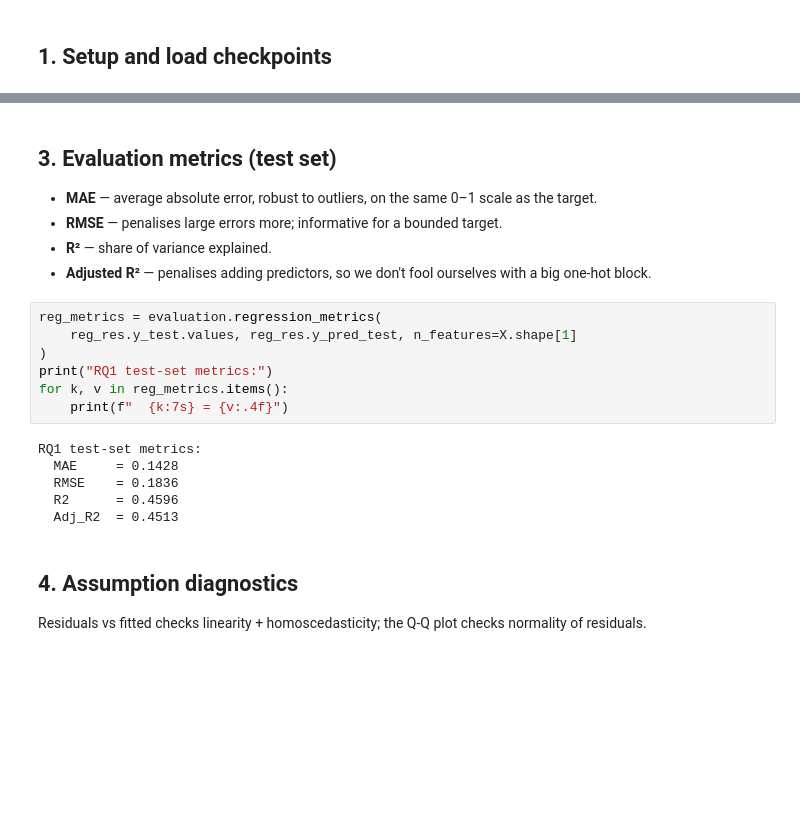
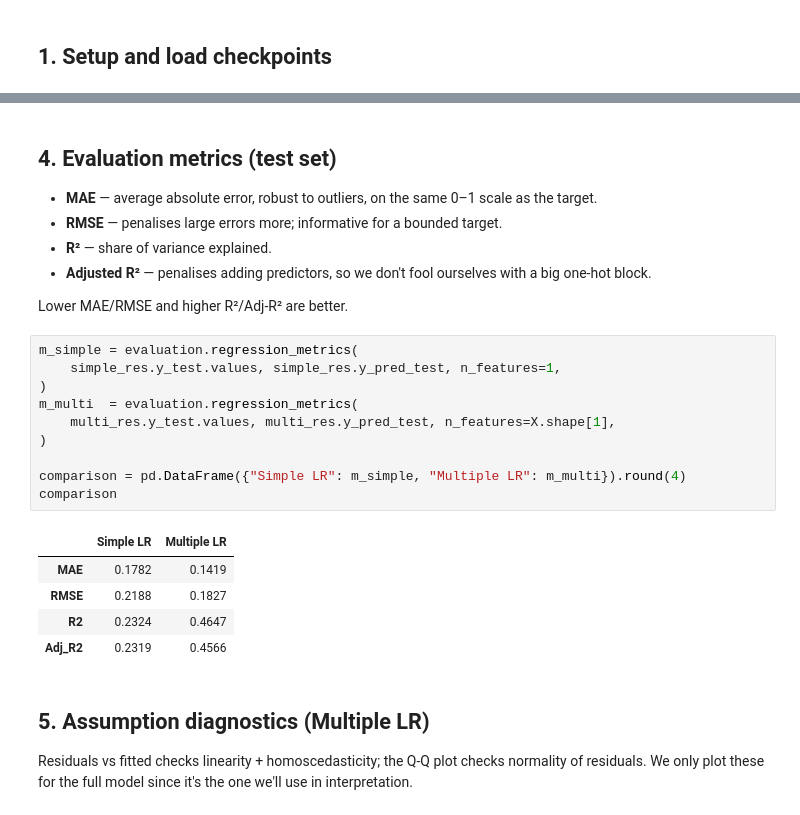
Before and after one commit to shahsandesh30/PRT564-WGEA-gender-equality, a Jupyter notebook: notebooks/05_regression.ipynb, the cells around one changed output, grey strips where cells are left out. Cells and saved outputs as stored; diff of their text form; blank space fills up the shorter version.

```diff
--- a/notebooks/05_regression.ipynb
+++ b/notebooks/05_regression.ipynb
@@ -84,25 +95,30 @@ Intercept: 0.4409
 # %% [markdown]
-## 3. Evaluation metrics (test set)
+## 4. Evaluation metrics (test set)
 
 - **MAE** — average absolute error, robust to outliers, on the same 0–1 scale as the target.
 - **RMSE** — penalises large errors more; informative for a bounded target.
 - **R²** — share of variance explained.
 - **Adjusted R²** — penalises adding predictors, so we don't fool ourselves with a big one-hot block.
+
+Lower MAE/RMSE and higher R²/Adj-R² are better.
-# %%
-reg_metrics = evaluation.regression_metrics(
-    reg_res.y_test.values, reg_res.y_pred_test, n_features=X.shape[1]
-)
-print("RQ1 test-set metrics:")
-for k, v in reg_metrics.items():
-    print(f"  {k:7s} = {v:.4f}")
-# %% [output]
-RQ1 test-set metrics:
-  MAE     = 0.1428
-  RMSE    = 0.1836
-  R2      = 0.4596
-  Adj_R2  = 0.4513
+# %%
+m_simple = evaluation.regression_metrics(
+    simple_res.y_test.values, simple_res.y_pred_test, n_features=1,
+)
+m_multi  = evaluation.regression_metrics(
+    multi_res.y_test.values, multi_res.y_pred_test, n_features=X.shape[1],
+)
+
+comparison = pd.DataFrame({"Simple LR": m_simple, "Multiple LR": m_multi}).round(4)
+comparison
+# %% [output]
+|  | Simple LR | Multiple LR |
+| MAE | 0.1782 | 0.1419 |
+| RMSE | 0.2188 | 0.1827 |
+| R2 | 0.2324 | 0.4647 |
+| Adj_R2 | 0.2319 | 0.4566 |
 # %% [markdown]
-## 4. Assumption diagnostics
+## 5. Assumption diagnostics (Multiple LR)
 
-Residuals vs fitted checks linearity + homoscedasticity; the Q-Q plot checks normality of residuals.
+Residuals vs fitted checks linearity + homoscedasticity; the Q-Q plot checks normality of residuals. We only plot these for the full model since it's the one we'll use in interpretation.
 # %%
```
Also changed, not shown: parts of 18 cells of this notebook, 7 other files.
